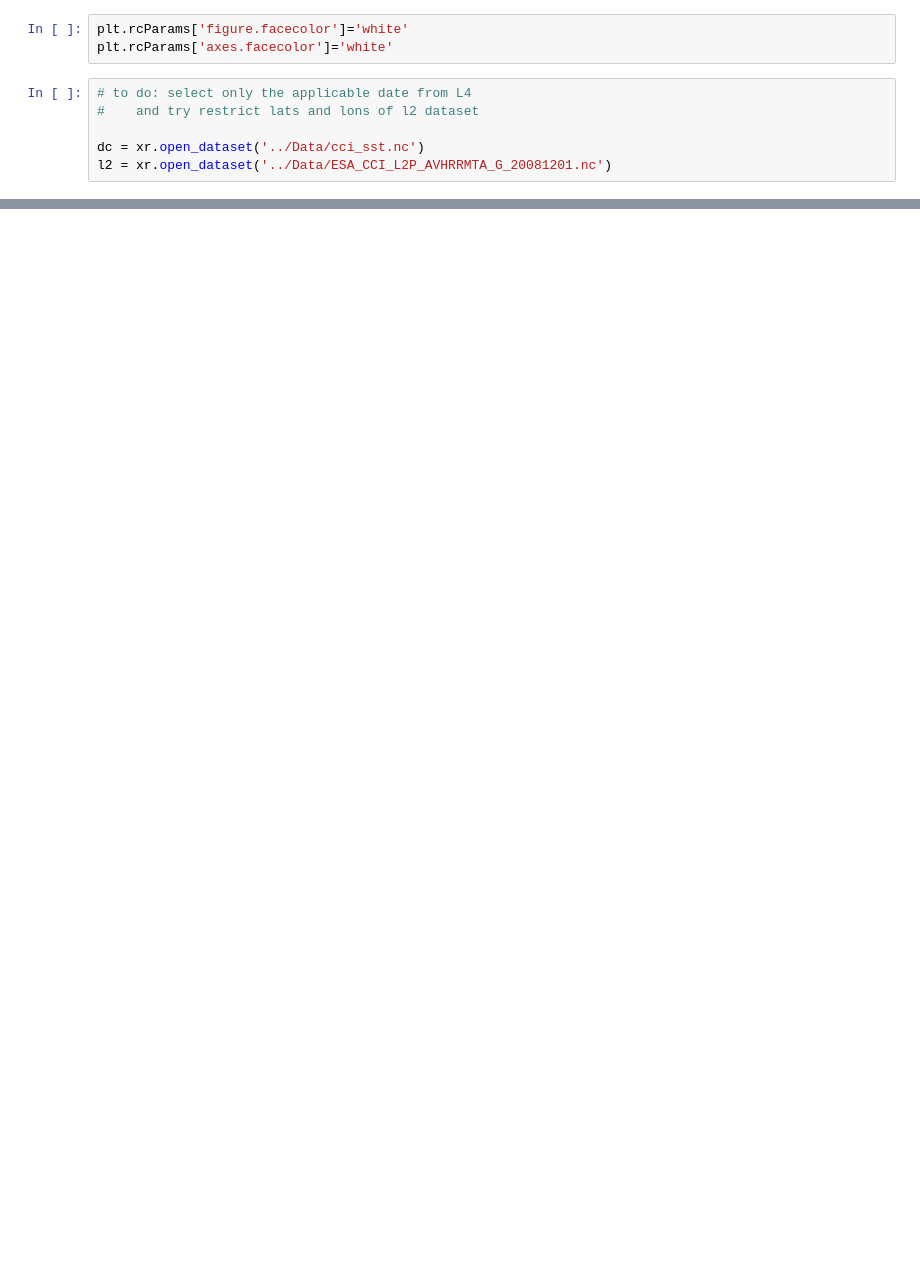
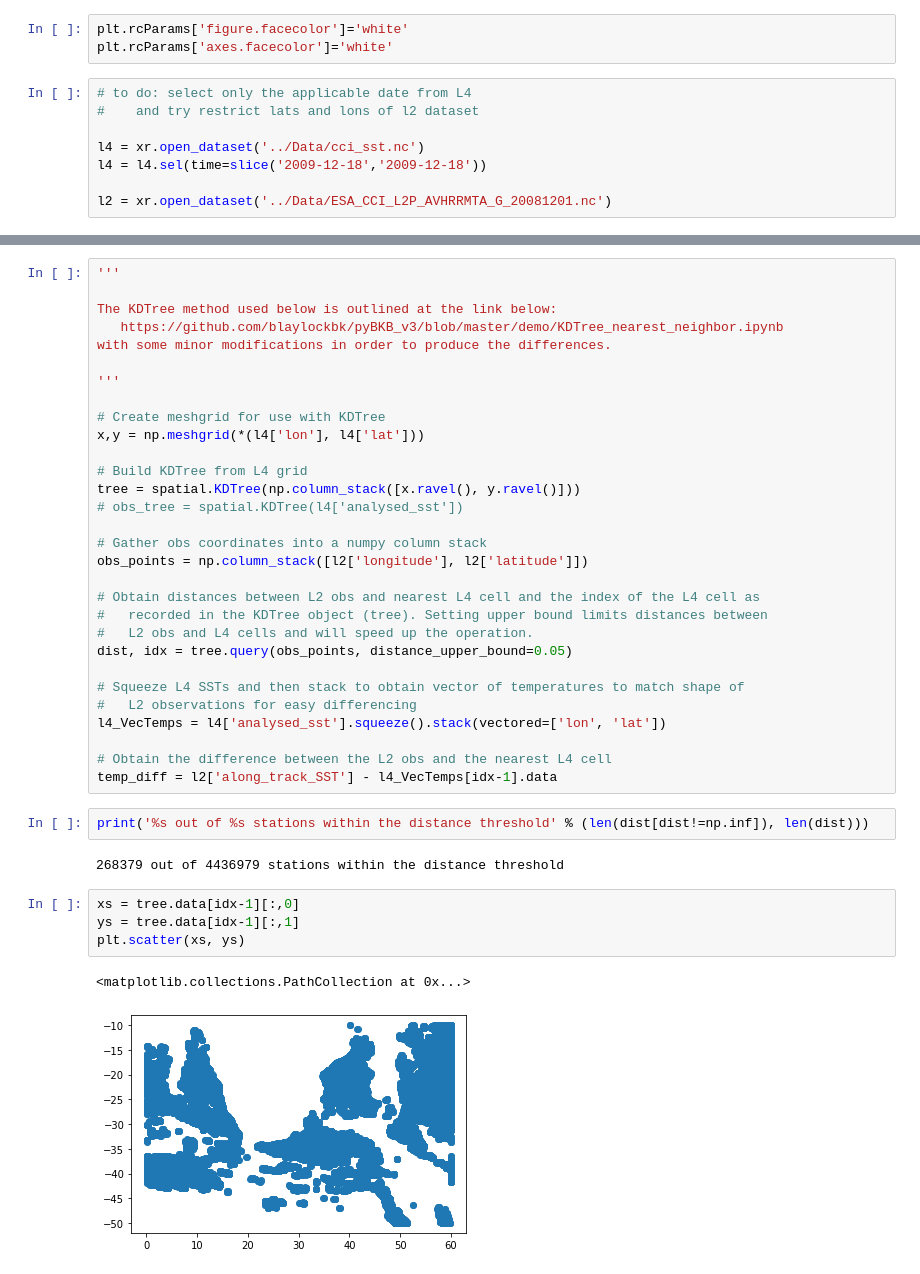
Before and after one commit to HarryLuyt/paper1_scripts, a Jupyter notebook: Scripts/CCI_L4vsTSST.ipynb, the cells around one changed output, grey strips where cells are left out. Cells and saved outputs as stored; diff of their text form; blank space fills up the shorter version.

Commit message:
Fix functionality to calculate differences

```diff
--- a/Scripts/CCI_L4vsTSST.ipynb
+++ b/Scripts/CCI_L4vsTSST.ipynb
@@ -13,5 +14,7 @@ plt.rcParams['axes.facecolor']='white'
 # to do: select only the applicable date from L4
 #    and try restrict lats and lons of l2 dataset
 
-dc = xr.open_dataset('../Data/cci_sst.nc')
+l4 = xr.open_dataset('../Data/cci_sst.nc')
+l4 = l4.sel(time=slice('2009-12-18','2009-12-18'))
+
 l2 = xr.open_dataset('../Data/ESA_CCI_L2P_AVHRRMTA_G_20081201.nc')
@@ -55,0 +72,41 @@ KeyboardInterrupt:
+# %%
+'''
+
+The KDTree method used below is outlined at the link below:
+   https://github.com/blaylockbk/pyBKB_v3/blob/master/demo/KDTree_nearest_neighbor.ipynb
+with some minor modifications in order to produce the differences.
+
+'''
+
+# Create meshgrid for use with KDTree
+x,y = np.meshgrid(*(l4['lon'], l4['lat']))
+
+# Build KDTree from L4 grid
+tree = spatial.KDTree(np.column_stack([x.ravel(), y.ravel()]))
+# obs_tree = spatial.KDTree(l4['analysed_sst'])
+
+# Gather obs coordinates into a numpy column stack
+obs_points = np.column_stack([l2['longitude'], l2['latitude']])
+
+# Obtain distances between L2 obs and nearest L4 cell and the index of the L4 cell as
+#   recorded in the KDTree object (tree). Setting upper bound limits distances between
+#   L2 obs and L4 cells and will speed up the operation.
+dist, idx = tree.query(obs_points, distance_upper_bound=0.05)
+
+# Squeeze L4 SSTs and then stack to obtain vector of temperatures to match shape of
+#   L2 observations for easy differencing
+l4_VecTemps = l4['analysed_sst'].squeeze().stack(vectored=['lon', 'lat'])
+
+# Obtain the difference between the L2 obs and the nearest L4 cell
+temp_diff = l2['along_track_SST'] - l4_VecTemps[idx-1].data
+# %%
+print('%s out of %s stations within the distance threshold' % (len(dist[dist!=np.inf]), len(dist)))
+# %% [output]
+268379 out of 4436979 stations within the distance threshold
+# %%
+xs = tree.data[idx-1][:,0]
+ys = tree.data[idx-1][:,1]
+plt.scatter(xs, ys)
+# %% [output]
+<matplotlib.collections.PathCollection at 0x...>
+[figure, added]
```
Also changed, not shown: parts of 13 cells of this notebook.
